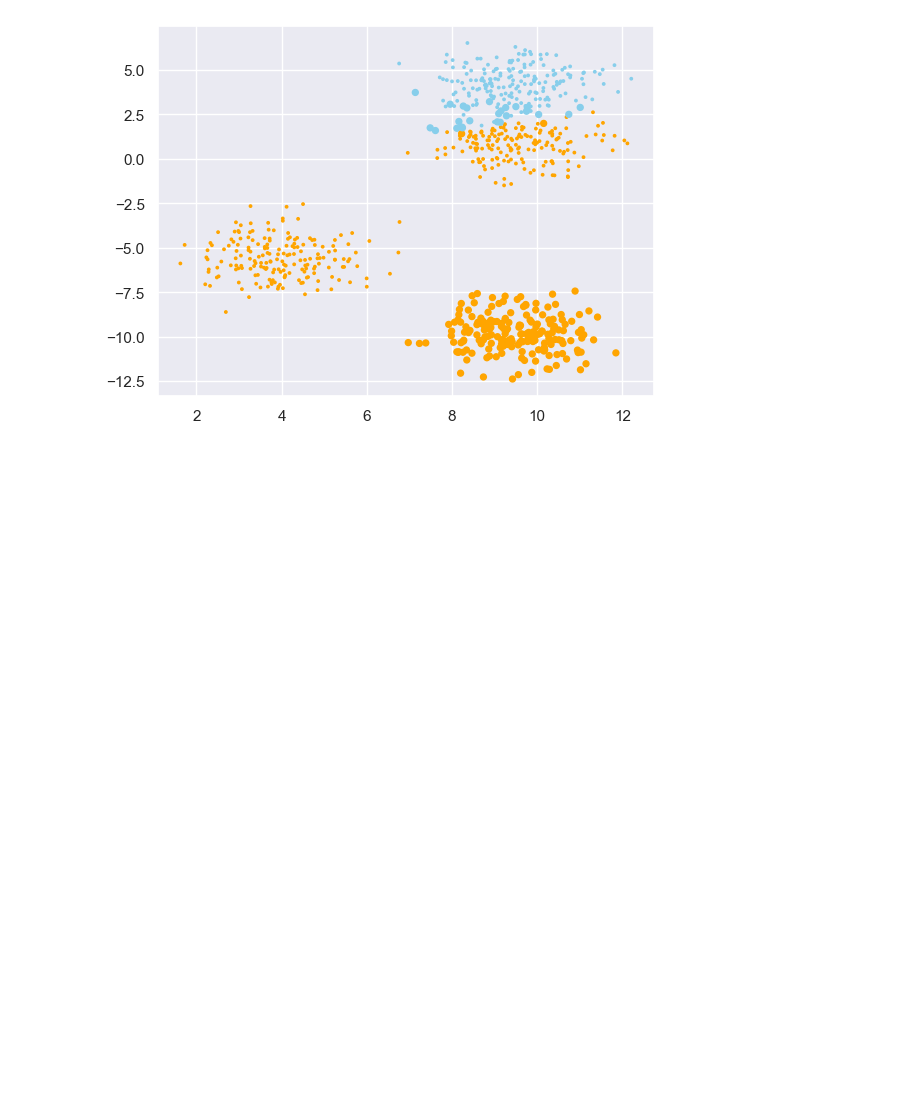
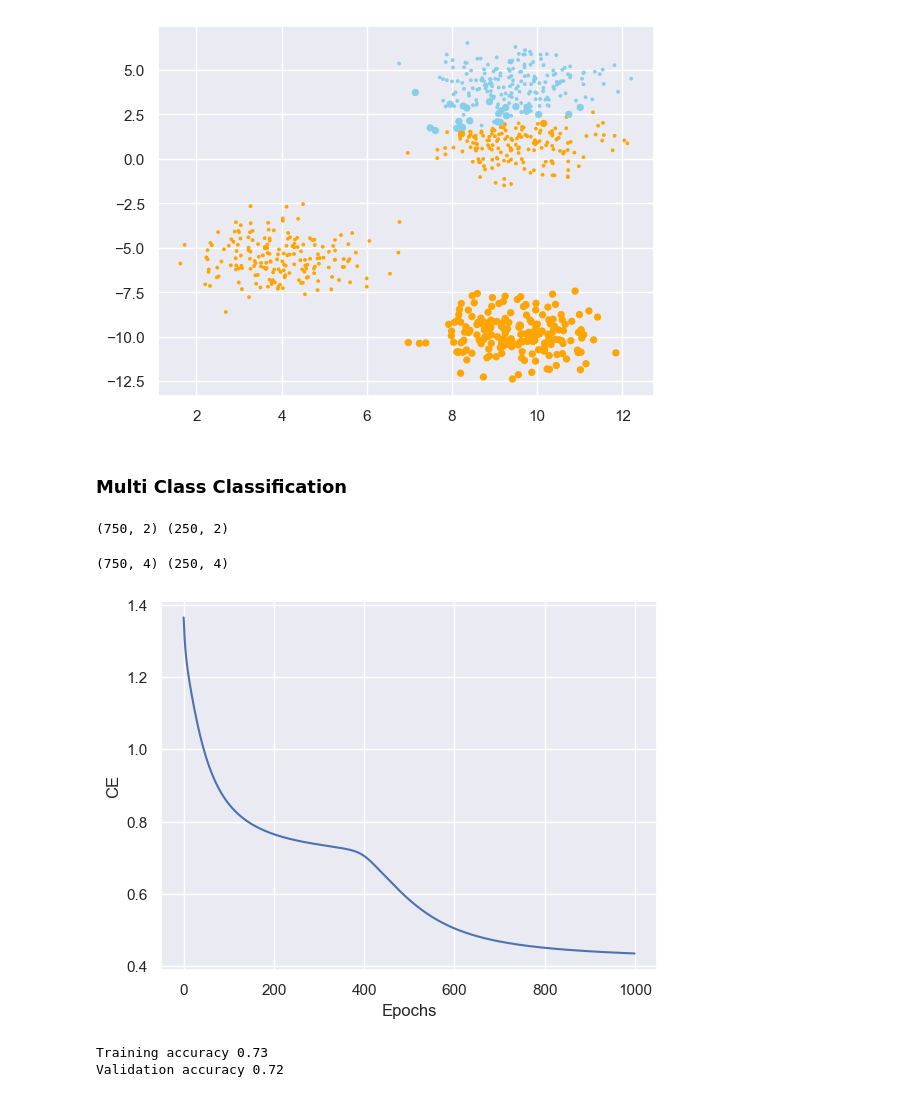
Before and after one commit to Anubhav-Goyal01/Deep-Learning, a Jupyter notebook: 03 ANNs/ann.ipynb, the cells around one changed output. Saved outputs shown, nothing was run; the diff lists cells and outputs as text; code cells hidden in the pictures; blank space fills up the shorter version.

Commit message:
added multi class classifier

```diff
--- a/03 ANNs/ann.ipynb
+++ b/03 ANNs/ann.ipynb
@@ -291,3 +291,17 @@ plt.scatter(X_train[:, 0], X_train[:, 1], c = Y_pred_binarised_train, cmap= my_c
 plt.show()
 # %% [output]
 [figure]
+# %% [markdown]
+### Multi Class Classification
+# %%
+X_train, X_test, y_train, y_test = train_test_split(data, labels_orignal, stratify= labels_orignal, random_state= 42)
+print(X_train.shape, X_test.shape)
+# %% [output]
+(750, 2) (250, 2)
+# %%
+enc = OneHotEncoder()
+y_OH_train = enc.fit_transform(np.expand_dims(y_train,1)).toarray()
+y_OH_val = enc.fit_transform(np.expand_dims(y_test,1)).toarray()
+print(y_OH_train.shape, y_OH_val.shape)
+# %% [output]
+(750, 4) (250, 4)
@@ -293,0 +408,20 @@ plt.show()
+# %%
+ann_multi = AnnMultiClass(2 , 4, [2,3])
+ann_multi.fit(X_train, y_OH_train, epochs= 1000, learning_rate=.001, display_loss=True)
+# %% [output]
+[figure, added]
+# %%
+Y_pred_train = ann_multi.predict(X_train)
+Y_pred_train = np.argmax(Y_pred_train,1)
+
+Y_pred_test = ann_multi.predict(X_test)
+Y_pred_test = np.argmax(Y_pred_test,1)
+
+accuracy_train = accuracy_score(Y_pred_train, y_train)
+accuracy_test = accuracy_score(Y_pred_test, y_test)
+
+print("Training accuracy", round(accuracy_train, 2))
+print("Validation accuracy", round(accuracy_test, 2))
+# %% [output]
+Training accuracy 0.73
+Validation accuracy 0.72
```
Also changed, not shown: parts of 3 cells of this notebook.
